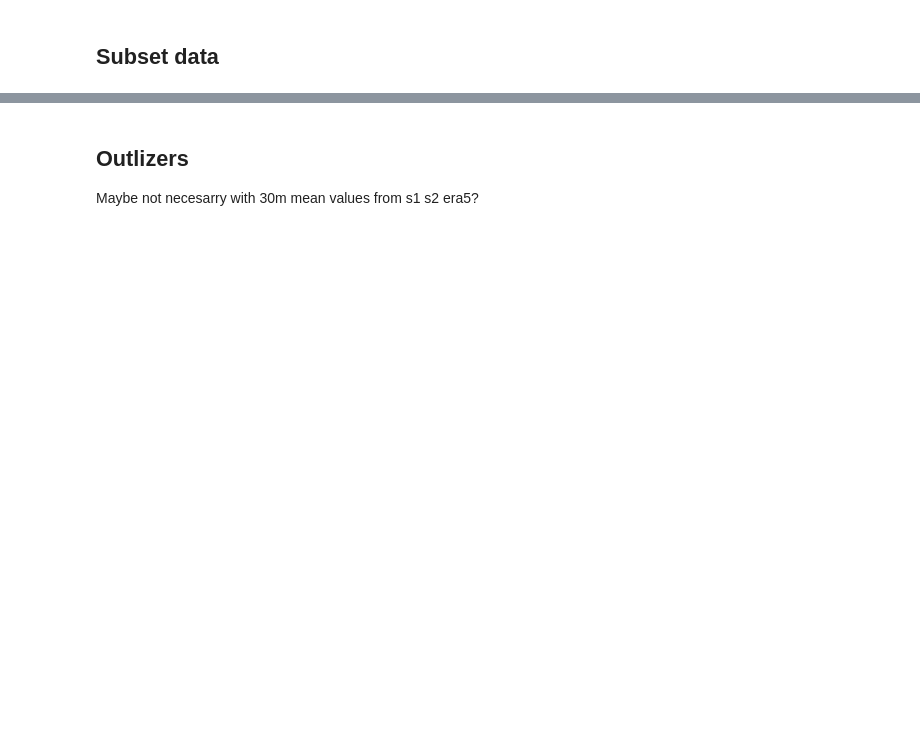
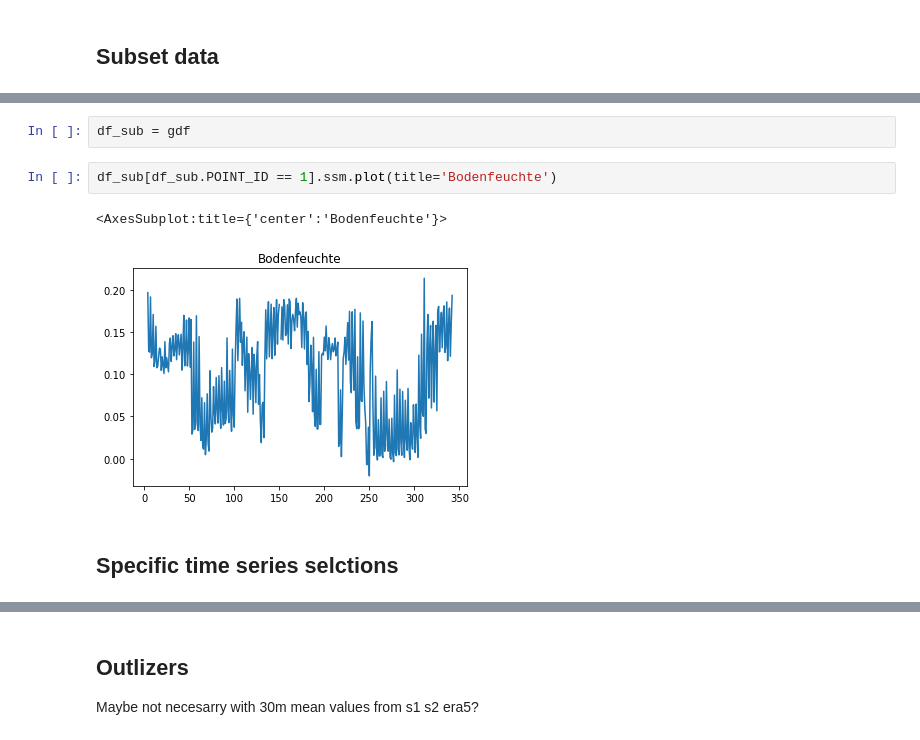
Before and after one commit to till90/irrigation_detection, a Jupyter notebook: jupyter_notebooks/CNN_MLP_Regression_soil.ipynb, the cells around one changed output, grey strips where cells are left out. Saved outputs shown, nothing was run; the diff lists cells and outputs as text; blank space fills up the shorter version.

```diff
--- a/jupyter_notebooks/CNN_MLP_Regression_soil.ipynb
+++ b/jupyter_notebooks/CNN_MLP_Regression_soil.ipynb
@@ -167,0 +415,9 @@ print(len(df_sub))
+# %%
+df_sub = gdf
+# %%
+df_sub[df_sub.POINT_ID == 1].ssm.plot(title='Bodenfeuchte')
+# %% [output]
+<AxesSubplot:title={'center':'Bodenfeuchte'}>
+[figure, added]
+# %% [markdown]
+## Specific time series selctions
```
Also changed, not shown: parts of 78 cells of this notebook, 3 other files.
